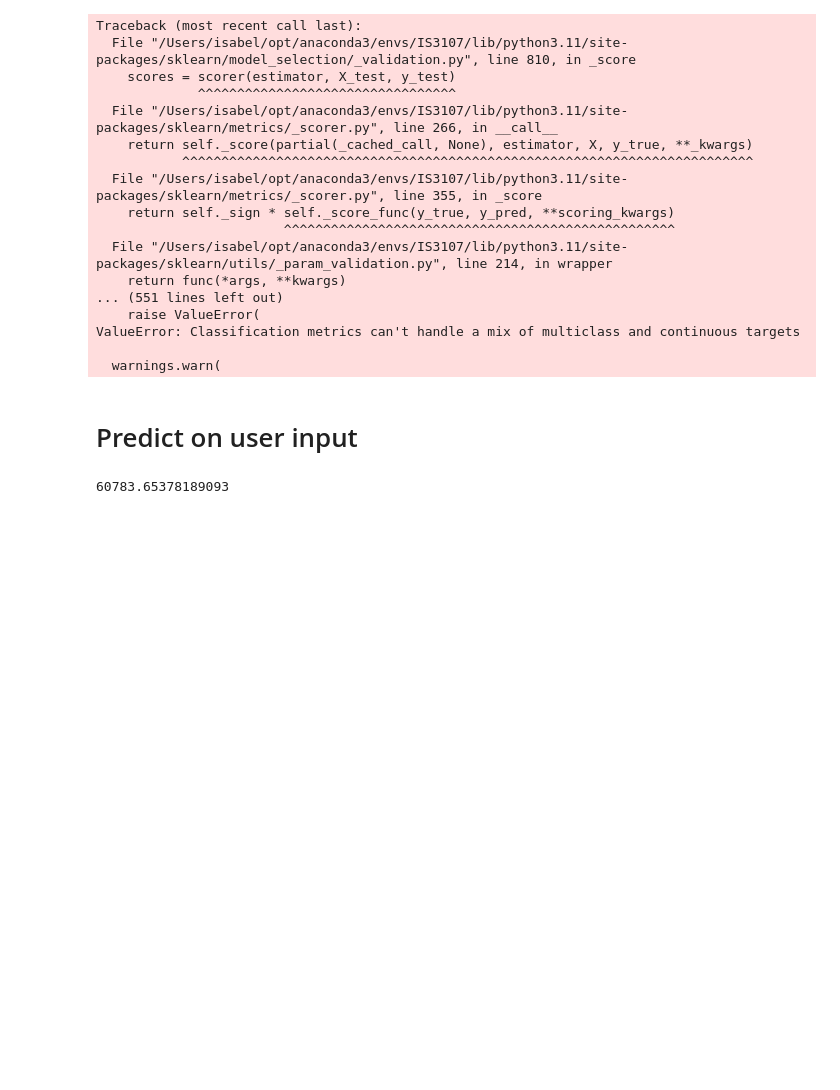
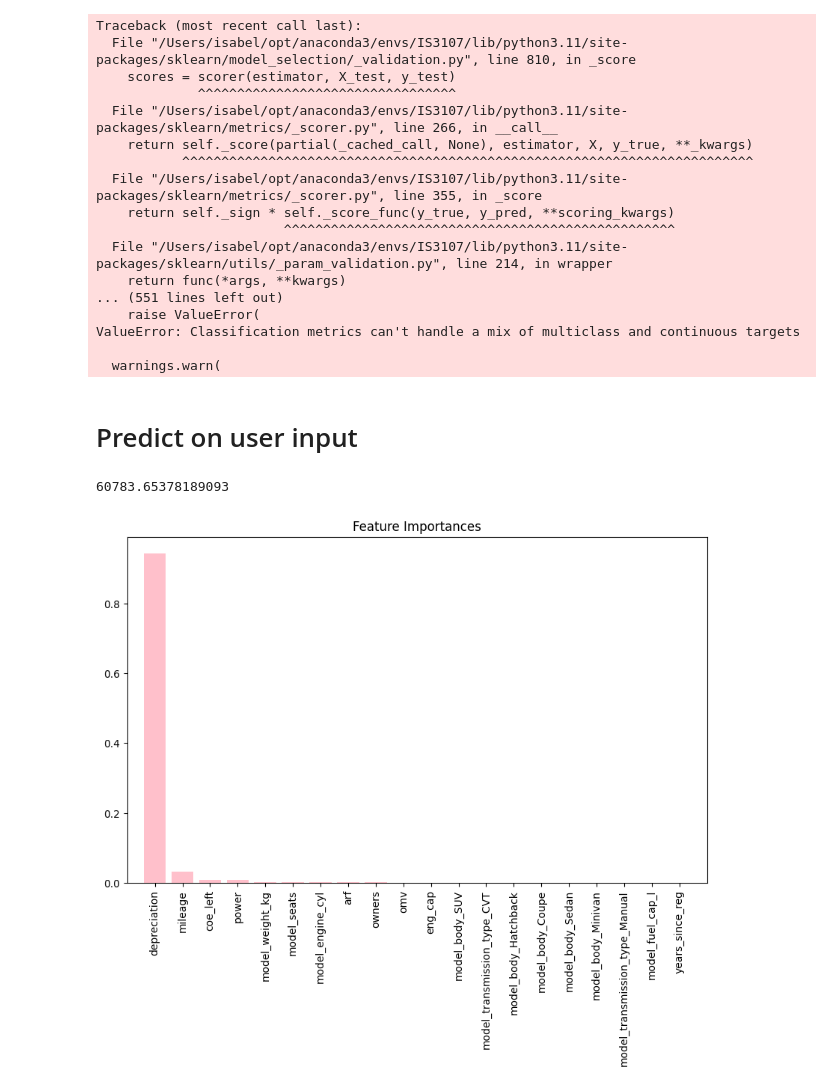
Before and after one commit to koiljat/IS3107_Group32, a Jupyter notebook: Script Dump/ml_prediction.ipynb, the cells around one changed output. Cells and saved outputs as stored; diff of their text form; code cells hidden in the pictures; blank space fills up the shorter version.

```diff
--- a/Script Dump/ml_prediction.ipynb
+++ b/Script Dump/ml_prediction.ipynb
@@ -114,3 +114,5 @@ predictions = best_modelRF.predict(data_df)
 predictions[0]
 # %% [output]
 60783.65378189093
+# %%
+importances = modelRF.feature_importances_
@@ -116,0 +123,12 @@ predictions[0]
+# %%
+sns.set_palette('husl', n_colors=len(importances))  # 'husl' is a colorful palette; you can change it to other options like 'viridis', 'rocket', etc.
+
+plt.figure(figsize=(10, 6))
+indices = np.argsort(importances)[::-1]
+plt.title('Feature Importances')
+plt.bar(range(len(importances)), importances[indices], color='pink', align='center')
+plt.xticks(range(len(importances)), x.columns[indices], rotation=90)
+plt.xlim([-1, len(importances)])
+plt.show()
+# %% [output]
+[figure, added]
```
Also changed, not shown: parts of 1 cell of this notebook, 2 other files.
